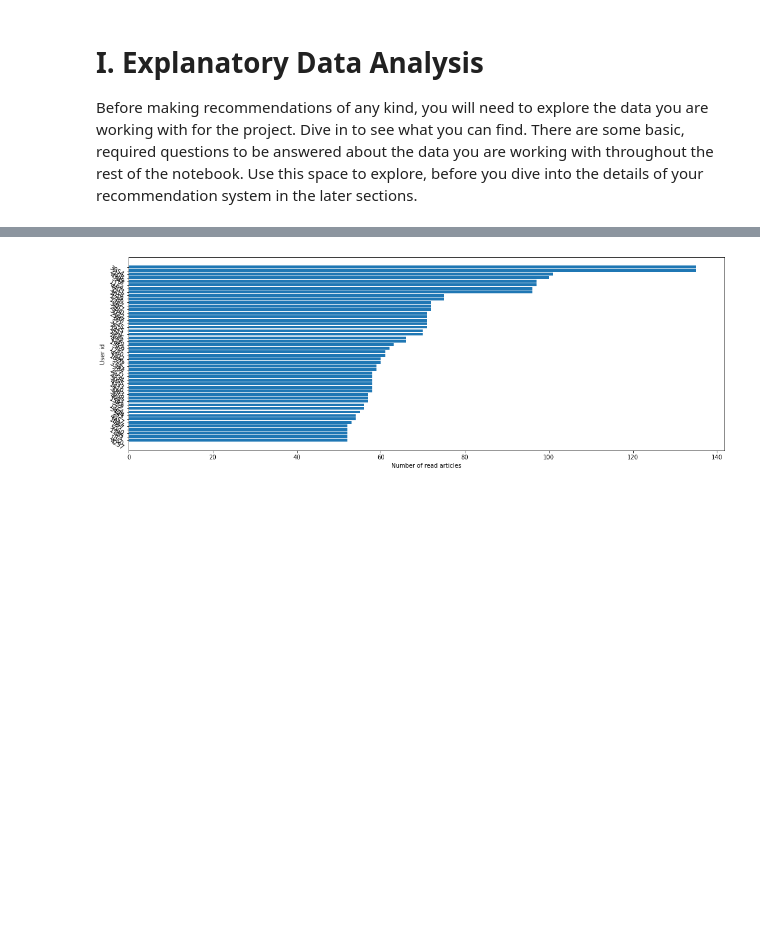
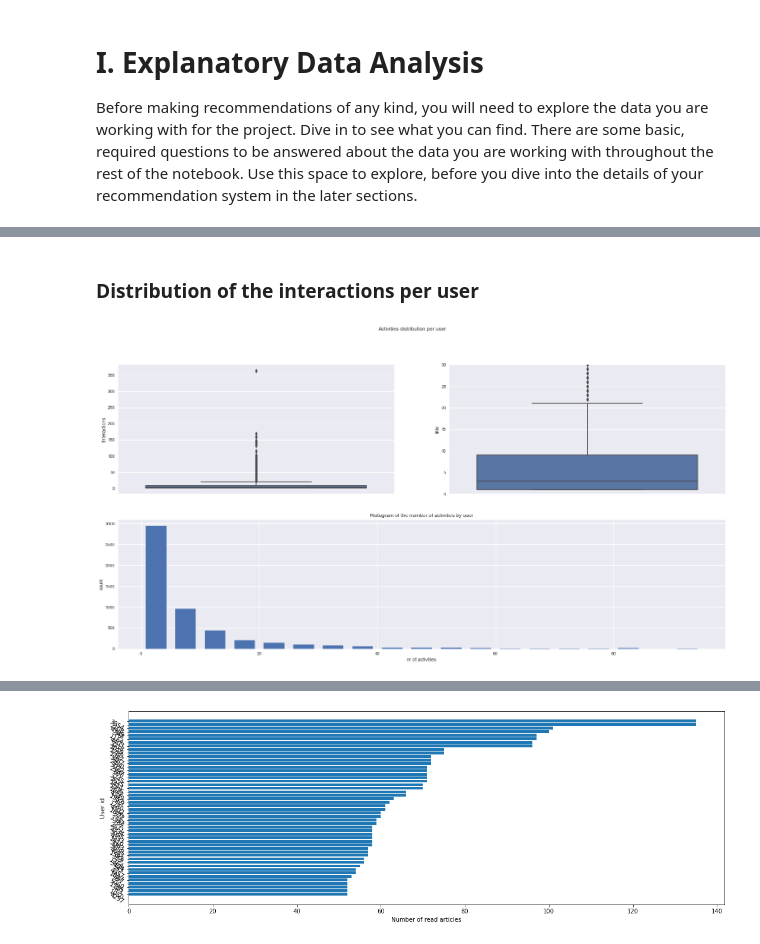
Before and after one commit to smedagli/recommendations_with_IBM, a Jupyter notebook: main.ipynb, the cells around one changed output, grey strips where cells are left out. Cells and saved outputs as stored; diff of their text form; code cells hidden in the pictures; blank space fills up the shorter version.

Commit message:
docs: add first analysis plots to the notebook

```diff
--- a/main.ipynb
+++ b/main.ipynb
@@ -63,0 +98,19 @@ _Figure: histogram of the number of interactions of the users. Nearly 4000 users
+# %% [markdown]
+### Distribution of the interactions per user
+# %%
+plt.figure(figsize=(25, 12))
+plt.suptitle("Activities distribution per user")
+
+plt.subplot(221)
+sns.boxplot(y=df.groupby('user_id').title.count())
+plt.ylabel('Interactions')
+
+plt.subplot(222)
+sns.boxplot(y=df.groupby('user_id').title.count())
+plt.ylabel('Interactions')
+plt.ylim(0, 30);
+
+plt.subplot(212)
+pu.plot_user_activities_histogram()
+# %% [output]
+[figure, added]
```
Also changed, not shown: parts of 17 cells of this notebook.
